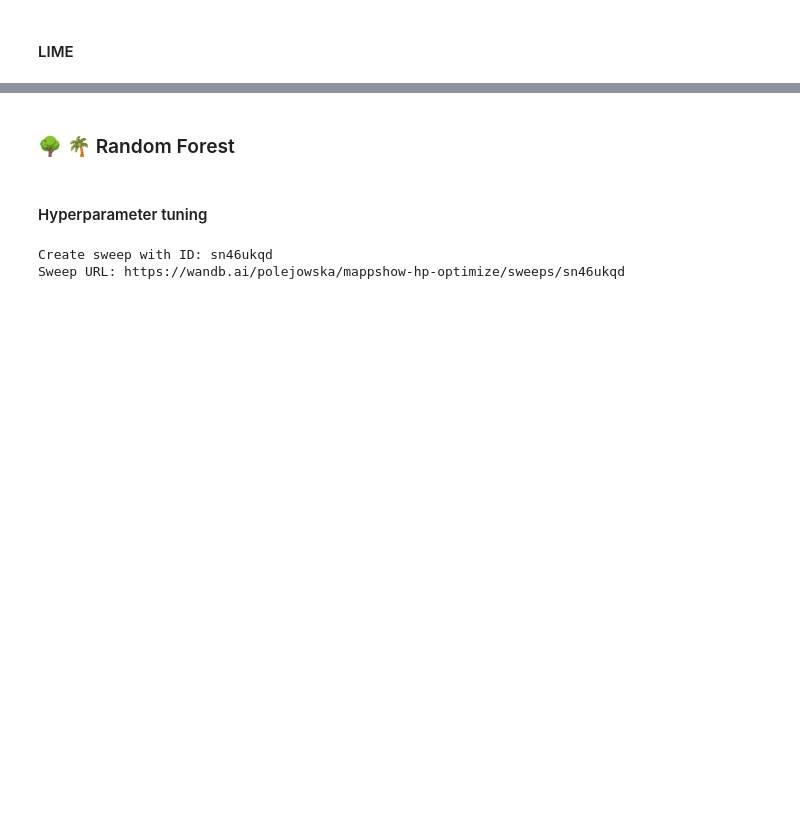
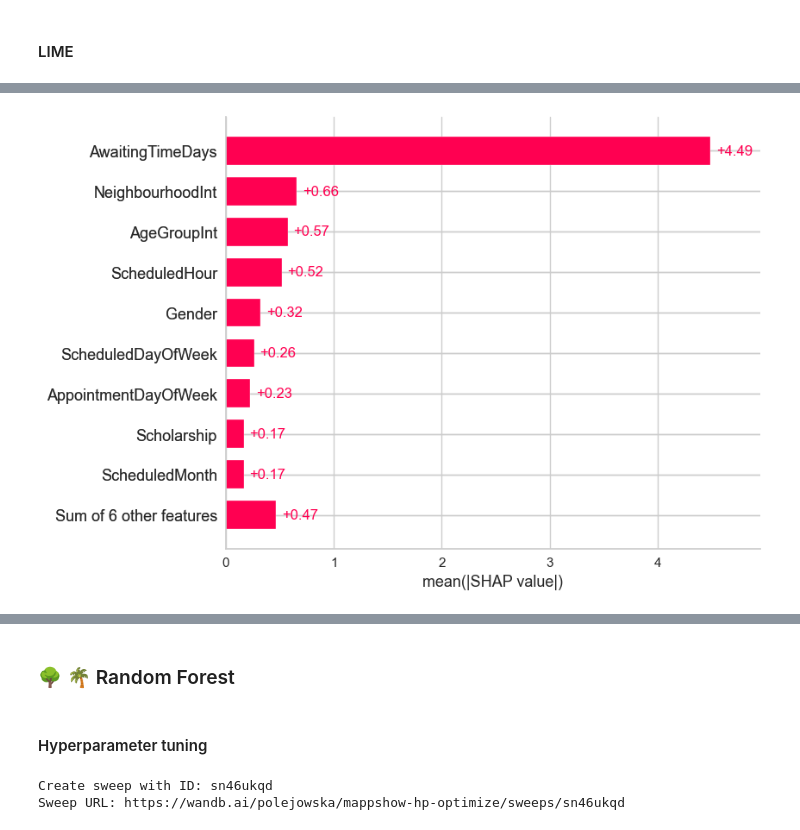
Before and after one commit to polejowska/mappshow-ml-xai, a Jupyter notebook: classifiers_xai.ipynb, the cells around one changed output, grey strips where cells are left out. Drawn from its saved outputs; the diff is of its cells as text; code cells hidden in the pictures; blank space fills up the shorter version.

```diff
--- a/classifiers.ipynb
+++ b/classifiers_xai.ipynb
@@ -266,0 +371,4 @@ show(lime_local)
+# %%
+shap.plots.bar(shap_values)
+# %% [output]
+[figure, added]
```
Also changed, not shown: parts of 12 cells of this notebook, 1 other file.
